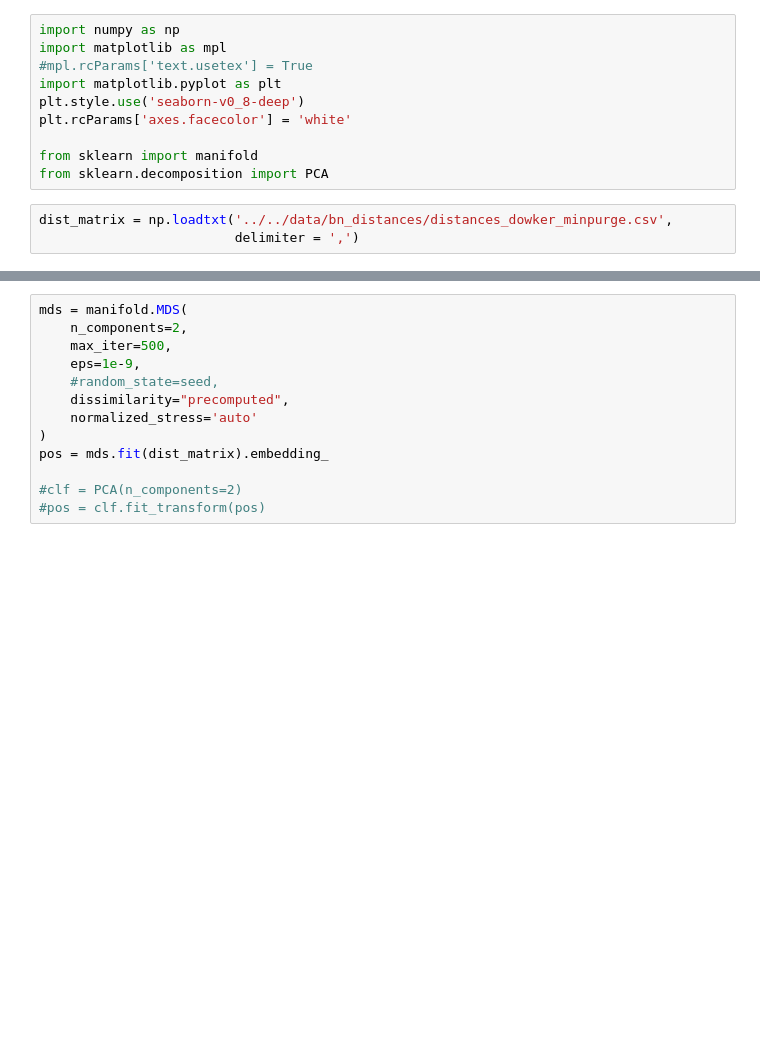
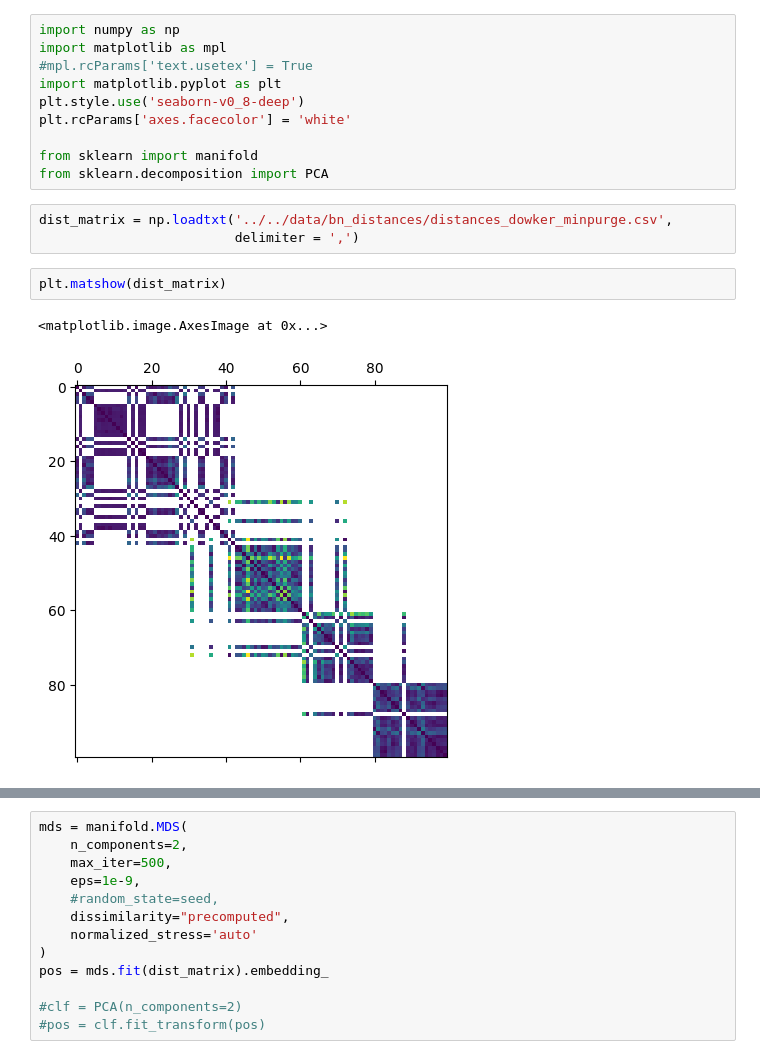
Before and after one commit to MunchLab/directed-persistence, a Jupyter notebook: notebooks/hippocampal-networks/MDS.ipynb, the cells around one changed output, grey strips where cells are left out. Drawn from its saved outputs; the diff is of its cells as text; blank space fills up the shorter version.

```diff
--- a/notebooks/hippocampal-networks/MDS.ipynb
+++ b/notebooks/hippocampal-networks/MDS.ipynb
@@ -11,6 +11,11 @@ from sklearn.decomposition import PCA
 # %%
 dist_matrix = np.loadtxt('../../data/bn_distances/distances_dowker_minpurge.csv',
                          delimiter = ',')
+# %%
+plt.matshow(dist_matrix)
+# %% [output]
+<matplotlib.image.AxesImage at 0x...>
+[figure, added]
 # %%
 #For loop to compute all MDS
 
```
Also changed, not shown: parts of 11 cells of this notebook, 10 other files.
